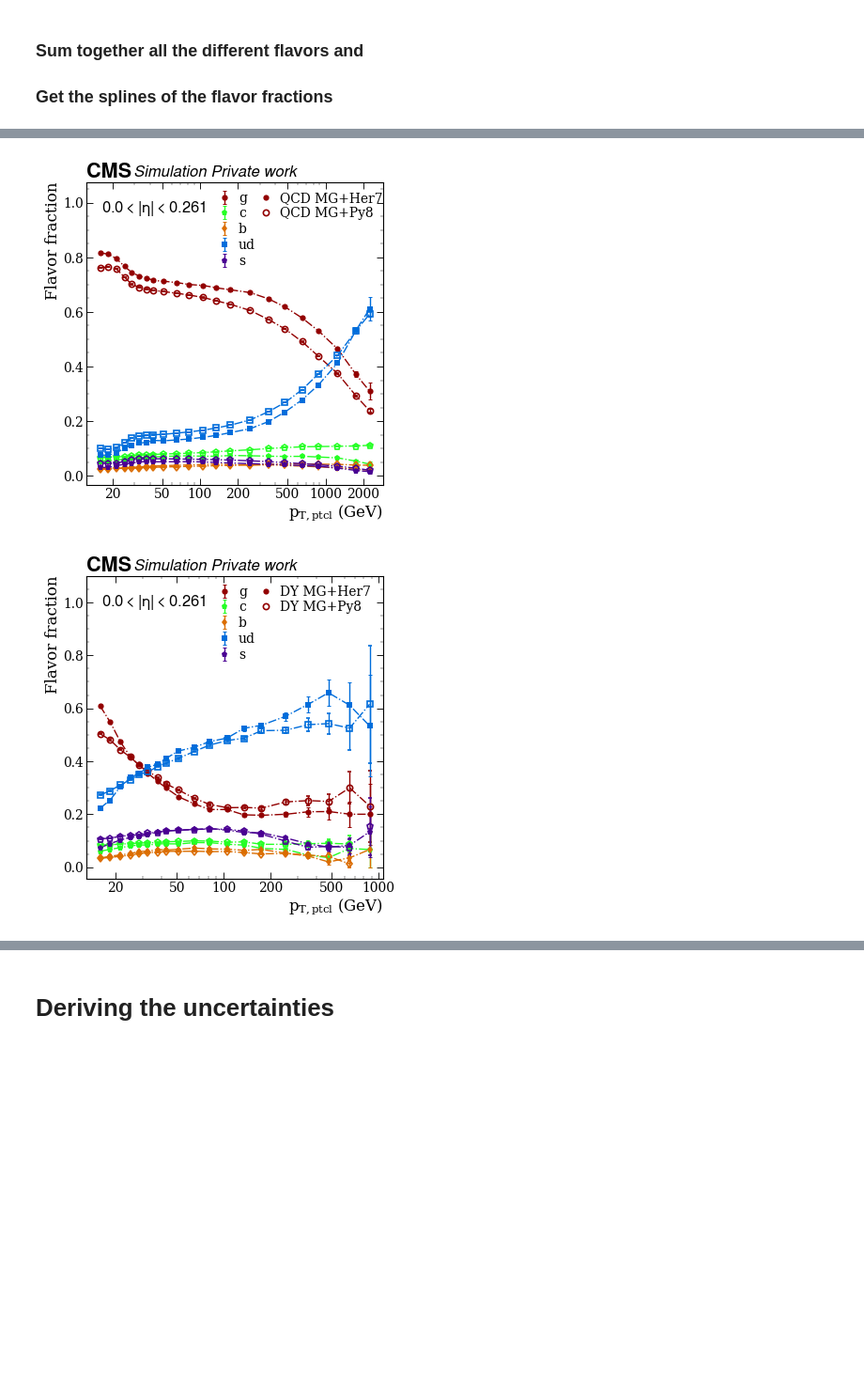
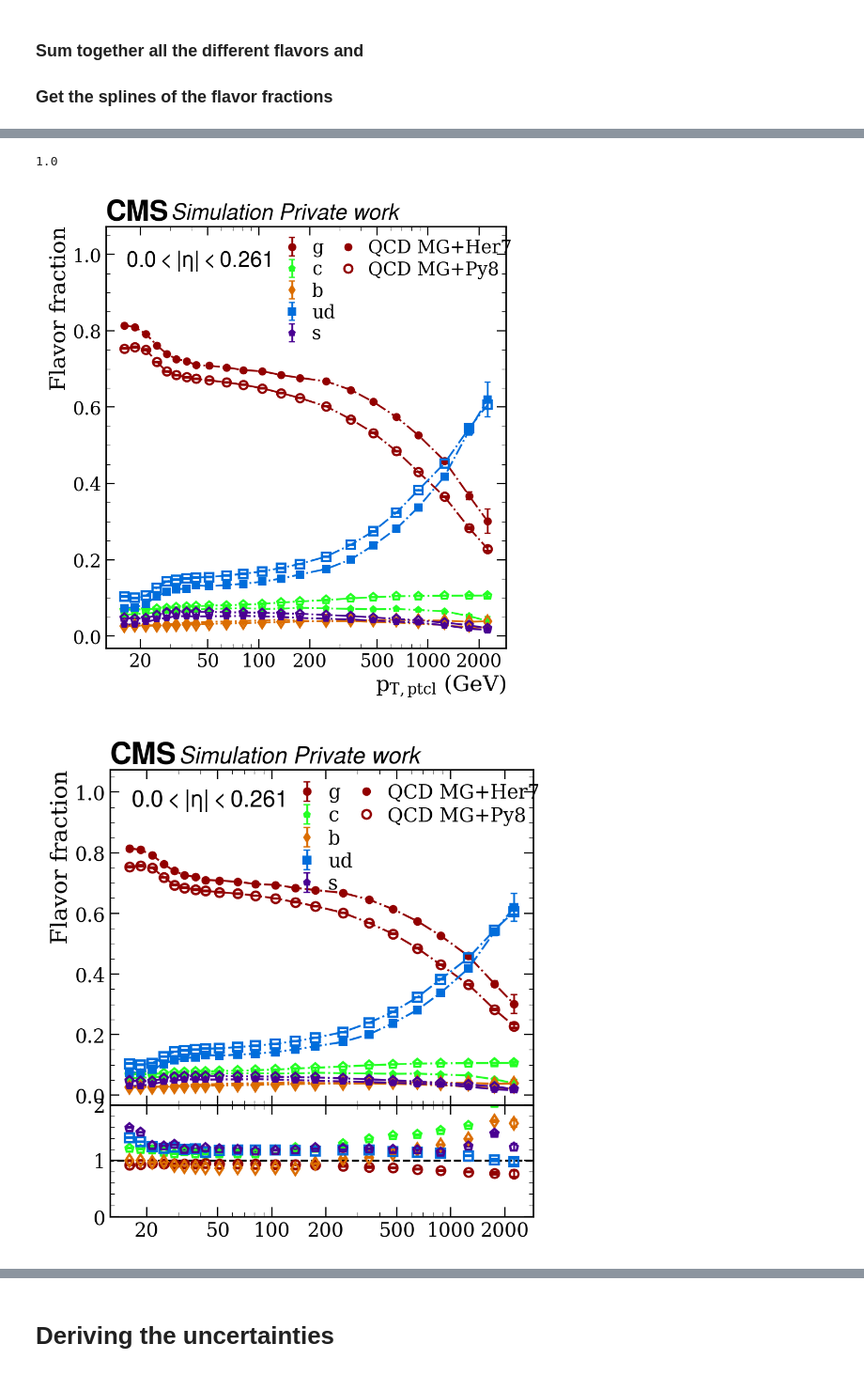
Before and after one commit to dsidirop1/JMECoffea, a Jupyter notebook: flavor_fractions_and_uncertainties.ipynb, the cells around one changed output, grey strips where cells are left out. Shown at 94% size. Drawn from its saved outputs; the diff is of its cells as text; code cells hidden in the pictures; blank space fills up the shorter version.

Commit message:
Added storing weights, restructured fit_response_distributions.py

```diff
--- a/flavor_fractions_and_uncertainties.ipynb
+++ b/flavor_fractions_and_uncertainties.ipynb
@@ -143,10 +182,14 @@ get_xsec_dict('_L5_Herwig-TTBAR', dataset_dictionary)
+# %%
+Neffs['QCD-Py_genwt_test']
+# %% [output]
+1.0
 # %%
 from fileNames.available_datasets import legend_labels
 
 eta_idx = jeteta_bins.get_bin_idx(0)
 samples = ['QCD', 'DY', 'TTBAR']
 Her_samples = ['QCD-MG-Her', 'DY-MG-Her', 'Herwig-TTBAR']
-Py_samples = ['QCD-MG-Py', 'DY-MG-Py', 'Pythia-semilep-TTBAR']
+Py_samples = ['QCD-MG-Py', 'DY-MG-Py', 'Pythia-TTBAR']
 
 Her_legends = ['QCD MG+Her7', 'DY MG+Her7', legend_labels["ttbar"]["lab"]+' Pow+Her7']
 Py_legends = ['QCD MG+Py8', 'DY MG+Py8', legend_labels["ttbar"]["lab"]+' Pow+Py8']
@@ -176,7 +219,8 @@ for ii in range(len(samples)):
     sample_plot = {}
     hists_rebinned_dict = {}
 
-    for sample in [sampHer, sampPy]: #['QCD-MG-Her', 'QCD-MG-Py', 'QCD-Py_weights', 'QCD-Py']: #
+    for sample in [sampHer, sampPy]:
+#     for sample in ['QCD-Py_genwt', 'QCD-MG-Py', 'QCD-Py']:
         output = get_output(sample)
         file_dict, legend_label = get_xsec_dict(sample, dataset_dictionary)
         output = sum_output(output, sample, file_dict)
@@ -194,42 +238,45 @@ for ii in range(len(samples)):
             hists_vals[flav] = vals
         qfracs = {flav: hists_vals[flav]/hists_vals['all'] for flav in flavors}
 #         qfracs_var = {flav: hists_rebinned[flav].variances()/hists_rebinned['all'].variances() for flav in flavors}
-        qfrac_var = {'all': hists_rebinned['all'].variances()/hists_vals['all']**2}
+        qfrac_var_all = hists_rebinned['all'].variances()/hists_vals['all']**2
+        qfrac_var = {}
         for flav in flavors:
-            qfrac_var[flav] = qfracs[flav]**2*(hists_rebinned[flav].variances()/hists_vals[flav]**2 + qfrac_var['all']**2)
+            qfrac_var[flav] = qfracs[flav]**2*(hists_rebinned[flav].variances()/hists_vals[flav]**2 + qfrac_var_all**2)
         Efrac_splines = {key:
                          np.array([get_spline(qfracs[key][:,eta_idx], pt_bins)
                           for eta_idx in range(jeteta_bins.nbins)
                          ])
                         for key in qfracs.keys()
                         }
         Efrac_2Dsplines = {key: RegularGridInterpolator((np.log10(pt_bins.centres), jeteta_bins.centres), qfracs[key], fill_value=None)
                           for key in qfracs.keys()}
 
 #         yval = qfracs['g'][:,0]
 
 #         Efrac_fit_dict[sample] = Efrac_fits
         qfrac_dict[sample] = qfracs
         qfrac_var_dict[sample] = qfrac_var
         zero_spline = get_spline(np.array([1e-15]*pt_bins.nbins), pt_bins)
         if add_composed_flav:
             Efrac_splines['q'] = np.array([zero_spline]*jeteta_bins.nbins)
             if not combine_antiflavour:
                 Efrac_splines['qbar'] = np.array([zero_spline]*jeteta_bins.nbins)
             qfrac_spline_dict[sample] = FlavorFractions(Efrac_splines, eta_binning) #Efrac_splines #Efrac_2Dsplines
 #         qfrac_spline_dict2[sample] = Efrac_splines
 
         qfrac_spline_dict2D[sample] = Efrac_2Dsplines
         sample_plot[sample] = [qfracs, qfrac_var, Efrac_splines, Efrac_2Dsplines]
-        legend_labels.append(legend_label) if sample != 'QCD-Py_weights' else legend_labels.append(legend_label+', weights')
+        legend_labels.append(legend_label) if sample != 'QCD-Py_genwt' else legend_labels.append(legend_label+', weights')
 
     plot_Efractions(sample_plot, eta_idx, jeteta_bins, pt_bins, legenddict=legenddict, saveplot=saveplot)
-#     hists_rebinned_dict['_QCD-Py_weights'] = hist_mult(hists_rebinned_dict['_QCD-Py_weights'],10000)
+    plot_Efractions_ratio(sample_plot, eta_idx, jeteta_bins, pt_bins, legenddict=legenddict, saveplot=saveplot)
+#     hists_rebinned_dict['QCD-Py_genwt'] = hist_mult(hists_rebinned_dict['QCD-Py_genwt'],QCD_xsec)
+#     hists_rebinned_dict['QCD-Py'] = hist_mult(hists_rebinned_dict['QCD-Py'],QCD_xsec)
 #     plot_spectra(hists_rebinned_dict, legend_labels, 'all', eta_idx, jeteta_bins, pt_bins, saveplot=True, plotvspt=True)
 #         correction_dict[sample] = {flav: read_corrections(sample, flav) for flav in flavors}
 
 if add_composed_flav:
     flavors=flavors[:3]+['q']+flavors[3:] if combine_antiflavour else flavors+['q', 'qbar']
 # %% [output]
-[figure, old version]
+[figure, new version]
-[figure, old version]
+[figure, new version]
```
Also changed, not shown: parts of 41 cells of this notebook, 13 other files.
